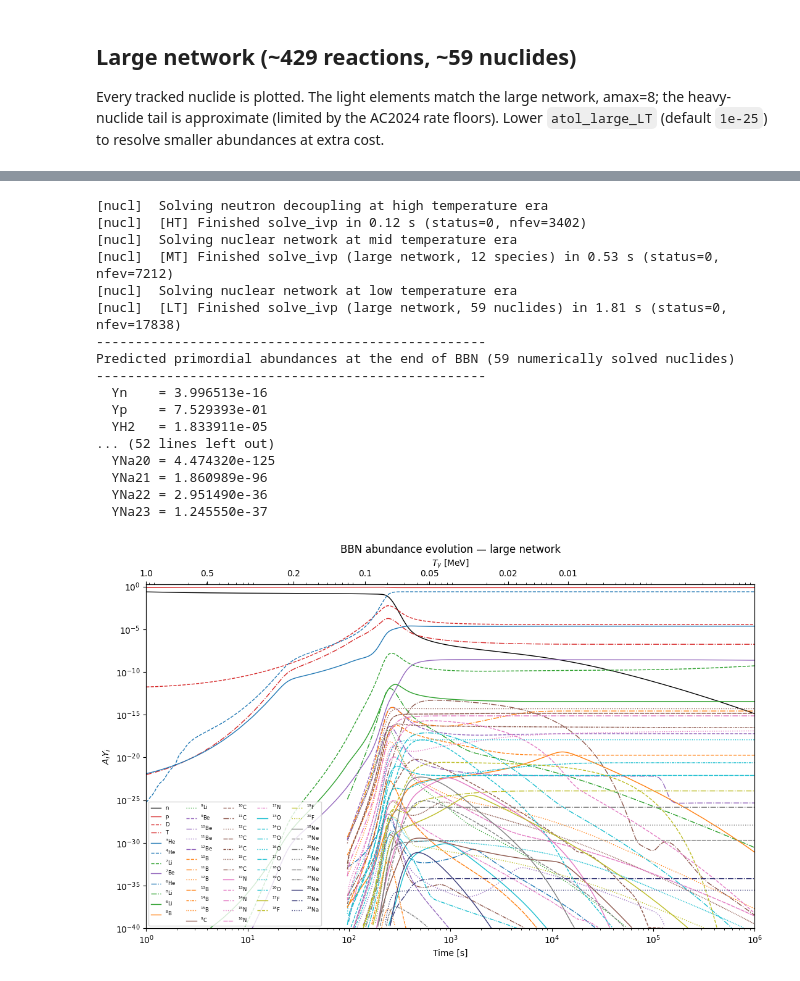
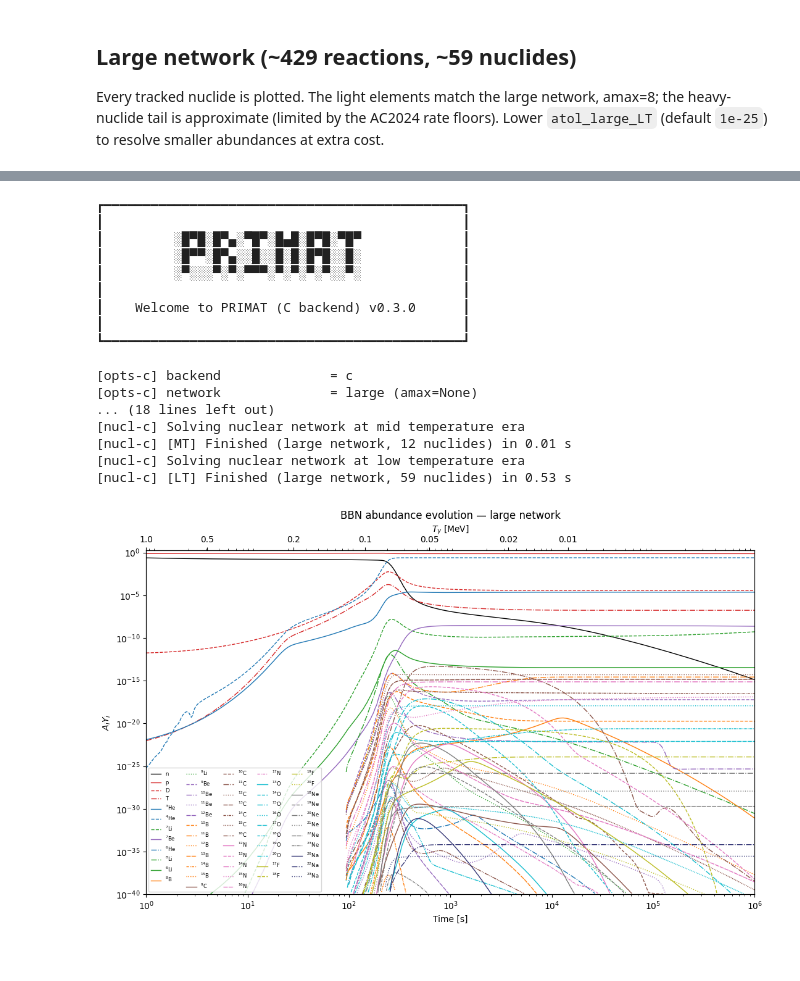
Before and after one commit to CyrilPitrou/pyprimat, a Jupyter notebook: notebooks/AbundanceEvolution.ipynb, the cells around one changed output, grey strips where cells are left out. Drawn from its saved outputs; the diff is of its cells as text; code cells hidden in the pictures.

```diff
--- a/notebooks/AbundanceEvolution.ipynb
+++ b/notebooks/AbundanceEvolution.ipynb
@@ -52,0 +39,5 @@ r_small = PRIMAT({'network': 'small', 'verbose': True})
+# %%
+result_small = run_bbn({'network': 'small', 'verbose': True, 'output_time_evolution': True, 'output_file': None})
+cfg_small = PRIMATConfig({'network': 'small'})
+A_small = {name: NZ[0] + NZ[1] for name, NZ in cfg_small.Nuclides.items()}
+names_small = list(result_small['evolution'].Y)
@@ -118,0 +101,5 @@ r_amax8 = PRIMAT({'network': 'large', 'amax': 8, 'verbose': True})
+# %%
+result_amax8 = run_bbn({'network': 'large', 'amax': 8, 'verbose': True, 'output_time_evolution': True, 'output_file': None})
+cfg_amax8 = PRIMATConfig({'network': 'large', 'amax': 8})
+A_amax8 = {name: NZ[0] + NZ[1] for name, NZ in cfg_amax8.Nuclides.items()}
+names_amax8 = list(result_amax8['evolution'].Y)
@@ -119,17 +124,15 @@ r_amax8 = PRIMAT({'network': 'large', 'amax': 8, 'verbose': True})
 # %%
-styles = nuclide_styles(r_amax8.abundance_names)
+curves = abundance_evolution_curves(result_amax8['evolution'], A_amax8, names_amax8, t)
 
 fig, ax = plt.subplots(figsize=(9, 6))
-for name in r_amax8.abundance_names:
-    color, ls, label = styles[name]
-    vals = r_amax8.A[name] * r_amax8[name](t)
-    mask = vals > 0
-    if mask.any():
-        ax.plot(t[mask], vals[mask], color=color, linestyle=ls, label=label)
+for name in names_amax8:
+    t_vals, vals, color, ls, label = curves[name]
+    if t_vals.size:
+        ax.plot(t_vals, vals, color=color, linestyle=ls, label=label)
 ax.set_xscale('log'); ax.set_yscale('log')
 ax.set_xlabel('Time [s]'); ax.set_ylabel(r'$A_i Y_i$')
 ax.set_xlim(1, 1e6); ax.set_ylim(1e-22, 2)
-ax.legend(ncol=2); add_temperature_axis(ax, r_amax8, T_ticks_MeV)
+ax.legend(ncol=2); add_temperature_axis(ax, result_amax8['evolution'], T_ticks_MeV)
 ax.set_title('BBN abundance evolution — large network, amax=8')
 plt.tight_layout(); plt.show()
 # %% [output]
@@ -181,37 +146,42 @@ r_large = PRIMAT({'network': 'large', 'verbose': True})
+# %%
+result_large = run_bbn({'network': 'large', 'verbose': True, 'output_time_evolution': True, 'output_file': None})
+# To resolve tinier nuclides, e.g.: run_bbn({'network':'large','atol_large_LT':1e-30, 'output_time_evolution': True, 'output_file': None})
+cfg_large = PRIMATConfig({'network': 'large'})
+A_large = {name: NZ[0] + NZ[1] for name, NZ in cfg_large.Nuclides.items()}
+names_large = list(result_large['evolution'].Y)   # all ~59 tracked nuclides
+# %% [output]
+┏━━━━━━━━━━━━━━━━━━━━━━━━━━━━━━━━━━━━━━━━━━━━━━┓
+┃                                              ┃
+┃         ░█▀█░█▀▄░▀█▀░█▄█░█▀█░▀█▀             ┃
+┃         ░█▀▀░█▀▄░░█░░█░█░█▀█░░█░             ┃
+┃         ░▀░░░▀░▀░▀▀▀░▀░▀░▀░▀░░▀░             ┃
+┃                                              ┃
+┃    Welcome to PRIMAT (C backend) v0.3.0      ┃
+┃                                              ┃
+┗━━━━━━━━━━━━━━━━━━━━━━━━━━━━━━━━━━━━━━━━━━━━━━┛
+
+[opts-c] backend              = c
+[opts-c] network              = large (amax=None)
+... (18 lines left out)
+[nucl-c] Solving nuclear network at mid temperature era
+[nucl-c] [MT] Finished (large network, 12 nuclides) in 0.01 s
+[nucl-c] Solving nuclear network at low temperature era
+[nucl-c] [LT] Finished (large network, 59 nuclides) in 0.53 s
 # %%
-names = r_large.abundance_names               # all ~59 tracked nuclides
-styles = nuclide_styles(names)                # element colour + isotope line style
+curves = abundance_evolution_curves(result_large['evolution'], A_large, names_large, t)
 
 fig, ax = plt.subplots(figsize=(11, 7))
-for name in names:
-    color, ls, label = styles[name]
-    vals = r_large.A[name] * r_large[name](t)
+for name in names_large:
+    t_vals, vals, color, ls, label = curves[name]
     mask = vals > 1e-40                        # only drop curves below the y-axis floor
     if mask.any():
-        ax.plot(t[mask], vals[mask], color=color, linestyle=ls, lw=1.0, label=label)
+        ax.plot(t_vals[mask], vals[mask], color=color, linestyle=ls, lw=1.0, label=label)
 ax.set_xscale('log'); ax.set_yscale('log')
 ax.set_xlabel('Time [s]'); ax.set_ylabel(r'$A_i Y_i$')
 ax.set_xlim(1, 1e6); ax.set_ylim(1e-40, 2)
 ax.legend(ncol=5, fontsize=6, loc='lower left')
 ax.set_title('BBN abundance evolution — large network')
-add_temperature_axis(ax, r_large, T_ticks_MeV)
+add_temperature_axis(ax, result_large['evolution'], T_ticks_MeV)
 plt.tight_layout(); plt.show()
 # %% [output]
-[nucl]  Solving neutron decoupling at high temperature era
-[nucl]  [HT] Finished solve_ivp in 0.12 s (status=0, nfev=3402)
-[nucl]  Solving nuclear network at mid temperature era
-[nucl]  [MT] Finished solve_ivp (large network, 12 species) in 0.53 s (status=0, nfev=7212)
-[nucl]  Solving nuclear network at low temperature era
-[nucl]  [LT] Finished solve_ivp (large network, 59 nuclides) in 1.81 s (status=0, nfev=17838)
---------------------------------------------------
-Predicted primordial abundances at the end of BBN (59 numerically solved nuclides)
---------------------------------------------------
-  Yn    = 3.996513e-16
-  Yp    = 7.529393e-01
-  YH2   = 1.833911e-05
-... (52 lines left out)
-  YNa20 = 4.474320e-125
-  YNa21 = 1.860989e-96
-  YNa22 = 2.951490e-36
-  YNa23 = 1.245550e-37
-[figure, old version]
+[figure, new version]
```
Also changed, not shown: parts of 11 cells of this notebook, 9 other files.
